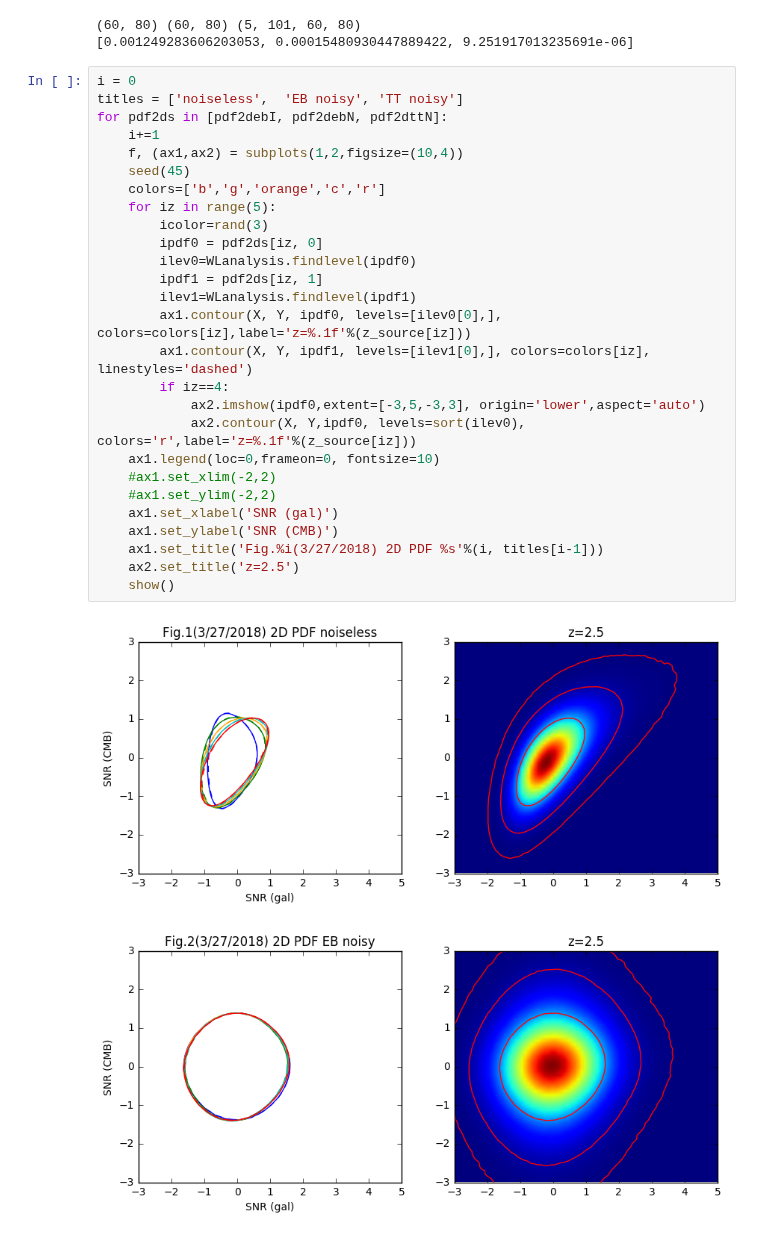
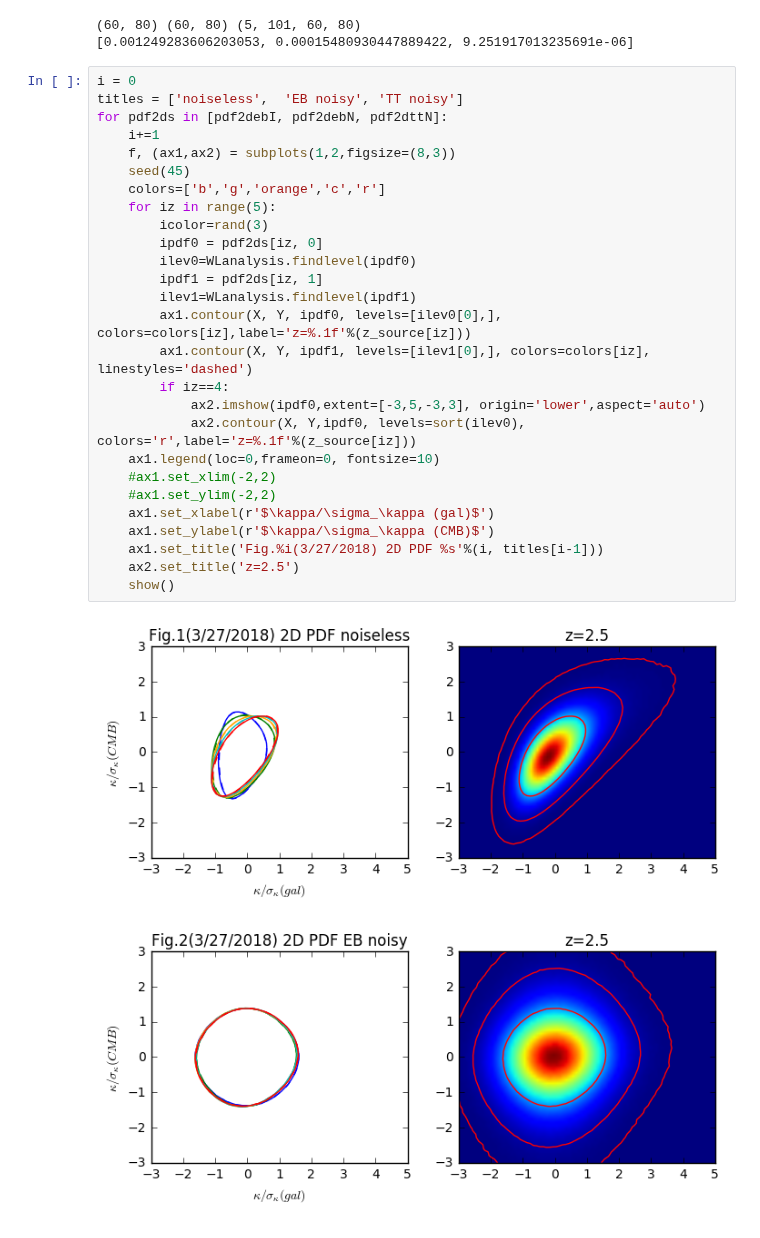
Before and after one commit to liuxx479/PDFs, a Jupyter notebook: PDFs.ipynb, the cells around one changed output. Saved outputs shown, nothing was run; the diff lists cells and outputs as text.

```diff
--- a/PDFs.ipynb
+++ b/PDFs.ipynb
@@ -35,30 +36,30 @@ print X.shape, Y.shape, pdf2debI.shape
 # %%
 i = 0
 titles = ['noiseless',  'EB noisy', 'TT noisy']
 for pdf2ds in [pdf2debI, pdf2debN, pdf2dttN]:
     i+=1
-    f, (ax1,ax2) = subplots(1,2,figsize=(10,4))
+    f, (ax1,ax2) = subplots(1,2,figsize=(8,3))
     seed(45)
     colors=['b','g','orange','c','r']
     for iz in range(5):
         icolor=rand(3)
         ipdf0 = pdf2ds[iz, 0]
         ilev0=WLanalysis.findlevel(ipdf0)
         ipdf1 = pdf2ds[iz, 1]
         ilev1=WLanalysis.findlevel(ipdf1)
         ax1.contour(X, Y, ipdf0, levels=[ilev0[0],], colors=colors[iz],label='z=%.1f'%(z_source[iz]))
         ax1.contour(X, Y, ipdf1, levels=[ilev1[0],], colors=colors[iz], linestyles='dashed')
         if iz==4:
             ax2.imshow(ipdf0,extent=[-3,5,-3,3], origin='lower',aspect='auto')
             ax2.contour(X, Y,ipdf0, levels=sort(ilev0), colors='r',label='z=%.1f'%(z_source[iz]))
     ax1.legend(loc=0,frameon=0, fontsize=10)
     #ax1.set_xlim(-2,2)
     #ax1.set_ylim(-2,2)
-    ax1.set_xlabel('SNR (gal)')
-    ax1.set_ylabel('SNR (CMB)')
+    ax1.set_xlabel(r'$\kappa/\sigma_\kappa (gal)$')
+    ax1.set_ylabel(r'$\kappa/\sigma_\kappa (CMB)$')
     ax1.set_title('Fig.%i(3/27/2018) 2D PDF %s'%(i, titles[i-1]))
     ax2.set_title('z=2.5')
     show()
 # %% [output]
-[figure, old version]
+[figure, new version]
-[figure, old version]
+[figure, new version]
```
Also changed, not shown: parts of 5 cells of this notebook.
